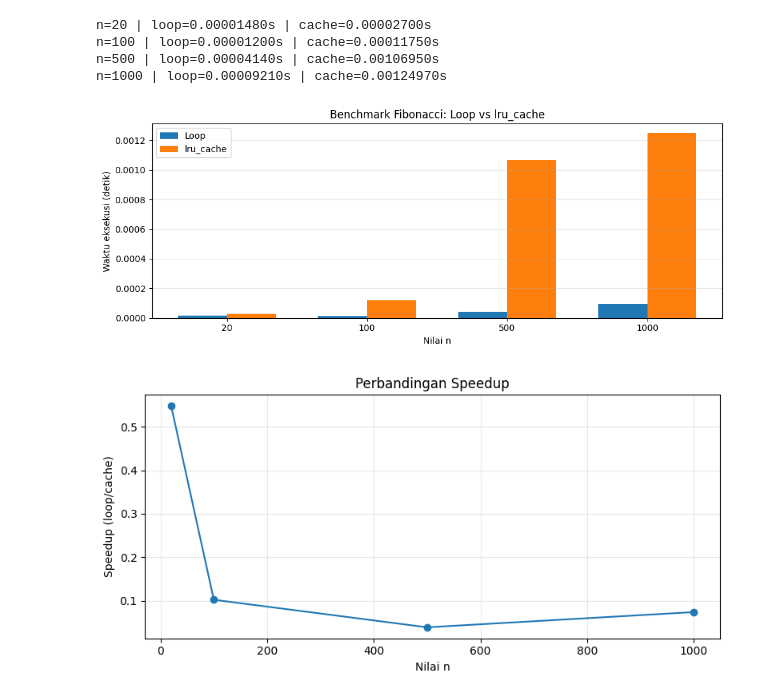
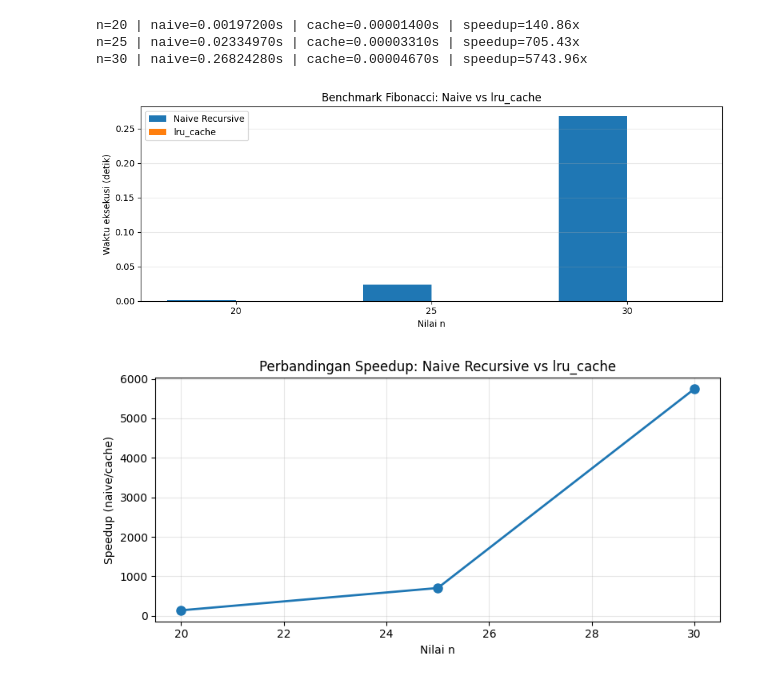
Before and after one commit to izamrosiawan/university, a Jupyter notebook: level-4/perancang-aplikasi-sains-data/tugas/main2.ipynb, the cells around one changed output. Saved outputs shown, nothing was run; the diff lists cells and outputs as text; code cells hidden in the pictures.

```diff
--- a/level-4/perancang-aplikasi-sains-data/tugas/main2.ipynb
+++ b/level-4/perancang-aplikasi-sains-data/tugas/main2.ipynb
@@ -12,66 +12,71 @@ def fib_loop(n):
         a, b = b, a + b
     return b
 
+def fib_naive(n):
+    if n <= 1:
+        return n
+    return fib_naive(n - 1) + fib_naive(n - 2)
+
 @lru_cache(maxsize=None)
 def fib_cache(n):
     if n <= 1:
         return n
     return fib_cache(n - 1) + fib_cache(n - 2)
 
-test_n = [20, 100, 500, 1000]
-loop_time = []
+test_n = [20, 25, 30]
+naive_time = []
 cache_time = []
 
 for n in test_n:
     fib_cache.cache_clear()
 
     start = time.perf_counter()
-    fib_loop(n)
+    fib_naive(n)
     t1 = time.perf_counter() - start
 
     start = time.perf_counter()
     fib_cache(n)
     t2 = time.perf_counter() - start
 
-    loop_time.append(t1)
+    naive_time.append(t1)
     cache_time.append(t2)
 
-    print(f"n={n} | loop={t1:.8f}s | cache={t2:.8f}s")
+    speedup = t1 / t2 if t2 > 0 else 0
+    print(f"n={n} | naive={t1:.8f}s | cache={t2:.8f}s | speedup={speedup:.2f}x")
 
 # Grafik 1: waktu eksekusi
 x = np.arange(len(test_n))
 width = 0.35
 
 plt.figure(figsize=(10, 4))
-plt.bar(x - width/2, loop_time, width, label='Loop')
+plt.bar(x - width/2, naive_time, width, label='Naive Recursive')
 plt.bar(x + width/2, cache_time, width, label='lru_cache')
 plt.xticks(x, test_n)
 plt.xlabel('Nilai n')
 plt.ylabel('Waktu eksekusi (detik)')
-plt.title('Benchmark Fibonacci: Loop vs lru_cache')
+plt.title('Benchmark Fibonacci: Naive vs lru_cache')
 plt.legend()
 plt.grid(axis='y', alpha=0.3)
 plt.tight_layout()
 plt.show()
 
 # Grafik 2: speedup
-speedup_vals = [l / c if c > 0 else 0 for l, c in zip(loop_time, cache_time)]
+speedup_vals = [l / c if c > 0 else 0 for l, c in zip(naive_time, cache_time)]
 
 plt.figure(figsize=(8, 4))
-plt.plot(test_n, speedup_vals, marker='o')
+plt.plot(test_n, speedup_vals, marker='o', linewidth=2, markersize=8)
 plt.xlabel('Nilai n')
-plt.ylabel('Speedup (loop/cache)')
-plt.title('Perbandingan Speedup')
+plt.ylabel('Speedup (naive/cache)')
+plt.title('Perbandingan Speedup: Naive Recursive vs lru_cache')
 plt.grid(True, alpha=0.3)
 plt.tight_layout()
 plt.show()
 # %% [output]
-n=20 | loop=0.00001480s | cache=0.00002700s
-n=100 | loop=0.00001200s | cache=0.00011750s
-n=500 | loop=0.00004140s | cache=0.00106950s
-n=1000 | loop=0.00009210s | cache=0.00124970s
+n=20 | naive=0.00197200s | cache=0.00001400s | speedup=140.86x
+n=25 | naive=0.02334970s | cache=0.00003310s | speedup=705.43x
+n=30 | naive=0.26824280s | cache=0.00004670s | speedup=5743.96x
-[figure, old version]
+[figure, new version]
-[figure, old version]
+[figure, new version]
 # %%
 from sklearn.datasets import make_classification
 from sklearn.metrics import confusion_matrix
```
Also changed, not shown: parts of 1 cell of this notebook.
